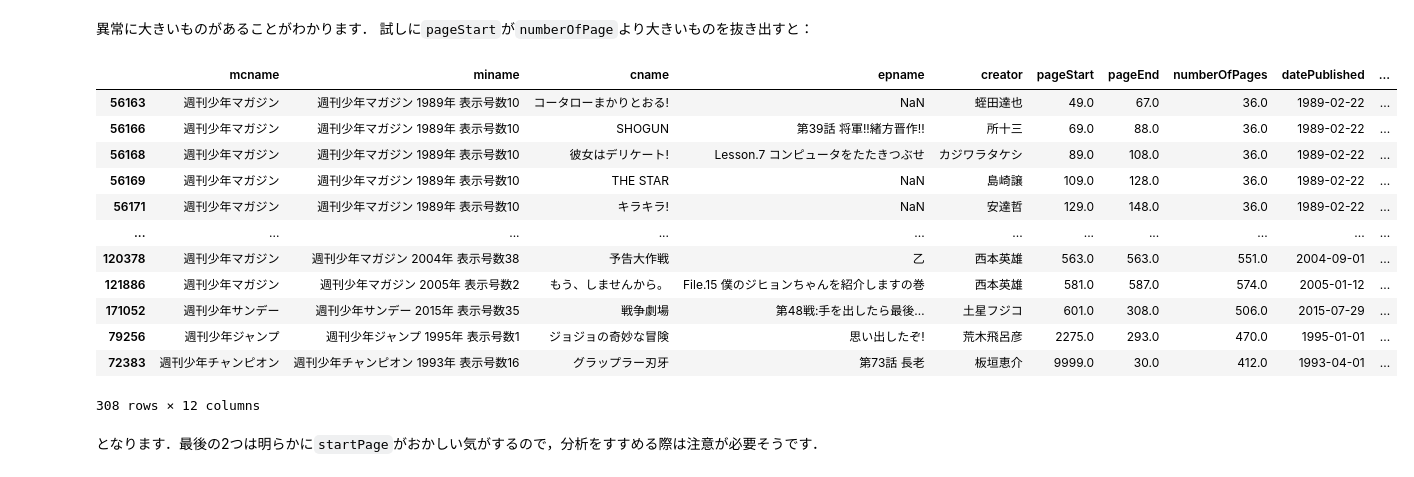
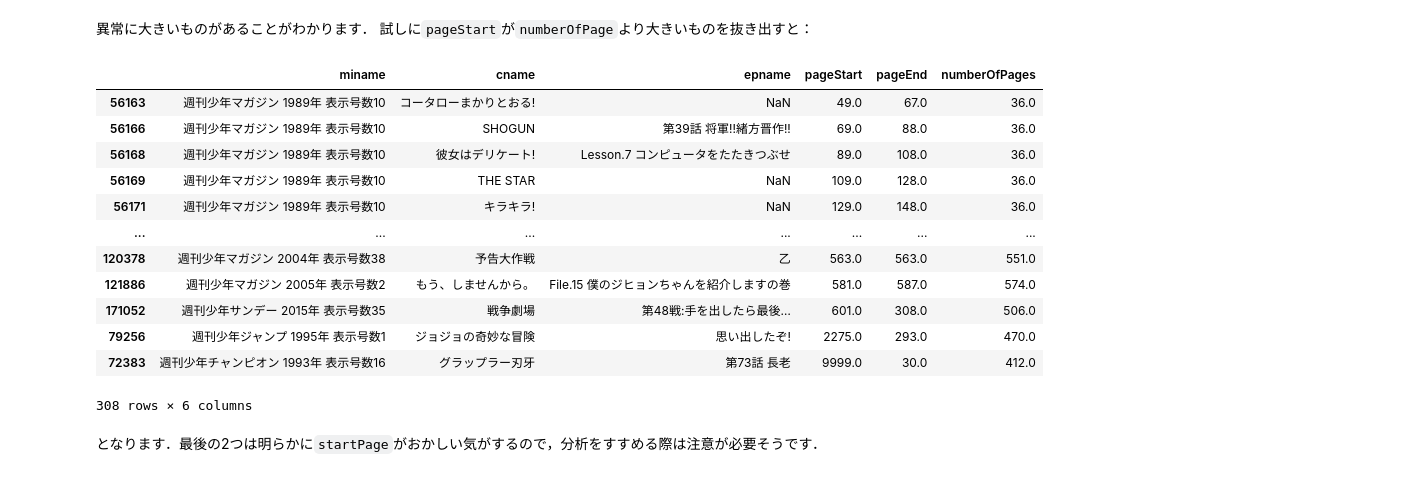
Before and after one commit to kakeami/viz-madb, a Jupyter notebook: _sources/eda/eda.ipynb, the cells around one changed output. Saved outputs shown, nothing was run; the diff lists cells and outputs as text; code cells hidden in the pictures.

```diff
--- a/_sources/eda/eda.ipynb
+++ b/_sources/eda/eda.ipynb
@@ -338,21 +338,23 @@ df['pageStart'].describe().reset_index()
 異常に大きいものがあることがわかります．
 試しに`pageStart`が`numberOfPage`より大きいものを抜き出すと：
 # %%
-df[df['pageStart'] > df['numberOfPages']].sort_values('pageStart')
+df[df['pageStart'] > df['numberOfPages']].sort_values('pageStart')[
+    ['miname', 'cname', 'epname', 'pageStart', 'pageEnd',
+     'numberOfPages']]
 # %% [output]
-|  | mcname | miname | cname | epname | creator | pageStart | pageEnd | numberOfPages | datePublished | ... |
-| 56163 | 週刊少年マガジン | 週刊少年マガジン 1989年 表示号数10 | コータローまかりとおる! | NaN | 蛭田達也 | 49.0 | 67.0 | 36.0 | 1989-02-22 | ... |
-| 56166 | 週刊少年マガジン | 週刊少年マガジン 1989年 表示号数10 | SHOGUN | 第39話 将軍!!緒方晋作!! | 所十三 | 69.0 | 88.0 | 36.0 | 1989-02-22 | ... |
-| 56168 | 週刊少年マガジン | 週刊少年マガジン 1989年 表示号数10 | 彼女はデリケート! | Lesson.7 コンピュータをたたきつぶせ | カジワラタケシ | 89.0 | 108.0 | 36.0 | 1989-02-22 | ... |
-| 56169 | 週刊少年マガジン | 週刊少年マガジン 1989年 表示号数10 | THE STAR | NaN | 島崎譲 | 109.0 | 128.0 | 36.0 | 1989-02-22 | ... |
-| 56171 | 週刊少年マガジン | 週刊少年マガジン 1989年 表示号数10 | キラキラ! | NaN | 安達哲 | 129.0 | 148.0 | 36.0 | 1989-02-22 | ... |
-| ... | ... | ... | ... | ... | ... | ... | ... | ... | ... | ... |
-| 120378 | 週刊少年マガジン | 週刊少年マガジン 2004年 表示号数38 | 予告大作戦 | 乙 | 西本英雄 | 563.0 | 563.0 | 551.0 | 2004-09-01 | ... |
-| 121886 | 週刊少年マガジン | 週刊少年マガジン 2005年 表示号数2 | もう、しませんから。 | File.15 僕のジヒョンちゃんを紹介しますの巻 | 西本英雄 | 581.0 | 587.0 | 574.0 | 2005-01-12 | ... |
-| 171052 | 週刊少年サンデー | 週刊少年サンデー 2015年 表示号数35 | 戦争劇場 | 第48戦:手を出したら最後… | 土星フジコ | 601.0 | 308.0 | 506.0 | 2015-07-29 | ... |
-| 79256 | 週刊少年ジャンプ | 週刊少年ジャンプ 1995年 表示号数1 | ジョジョの奇妙な冒険 | 思い出したぞ! | 荒木飛呂彦 | 2275.0 | 293.0 | 470.0 | 1995-01-01 | ... |
-| 72383 | 週刊少年チャンピオン | 週刊少年チャンピオン 1993年 表示号数16 | グラップラー刃牙 | 第73話 長老 | 板垣恵介 | 9999.0 | 30.0 | 412.0 | 1993-04-01 | ... |
+|  | miname | cname | epname | pageStart | pageEnd | numberOfPages |
+| 56163 | 週刊少年マガジン 1989年 表示号数10 | コータローまかりとおる! | NaN | 49.0 | 67.0 | 36.0 |
+| 56166 | 週刊少年マガジン 1989年 表示号数10 | SHOGUN | 第39話 将軍!!緒方晋作!! | 69.0 | 88.0 | 36.0 |
+| 56168 | 週刊少年マガジン 1989年 表示号数10 | 彼女はデリケート! | Lesson.7 コンピュータをたたきつぶせ | 89.0 | 108.0 | 36.0 |
+| 56169 | 週刊少年マガジン 1989年 表示号数10 | THE STAR | NaN | 109.0 | 128.0 | 36.0 |
+| 56171 | 週刊少年マガジン 1989年 表示号数10 | キラキラ! | NaN | 129.0 | 148.0 | 36.0 |
+| ... | ... | ... | ... | ... | ... | ... |
+| 120378 | 週刊少年マガジン 2004年 表示号数38 | 予告大作戦 | 乙 | 563.0 | 563.0 | 551.0 |
+| 121886 | 週刊少年マガジン 2005年 表示号数2 | もう、しませんから。 | File.15 僕のジヒョンちゃんを紹介しますの巻 | 581.0 | 587.0 | 574.0 |
+| 171052 | 週刊少年サンデー 2015年 表示号数35 | 戦争劇場 | 第48戦:手を出したら最後… | 601.0 | 308.0 | 506.0 |
+| 79256 | 週刊少年ジャンプ 1995年 表示号数1 | ジョジョの奇妙な冒険 | 思い出したぞ! | 2275.0 | 293.0 | 470.0 |
+| 72383 | 週刊少年チャンピオン 1993年 表示号数16 | グラップラー刃牙 | 第73話 長老 | 9999.0 | 30.0 | 412.0 |
-308 rows × 12 columns
+308 rows × 6 columns
 # %% [markdown]
 となります．最後の2つは明らかに`startPage`がおかしい気がするので，分析をすすめる際は注意が必要そうです．
 # %% [markdown]
```
Also changed, not shown: parts of 7 cells of this notebook, 2 other files.
